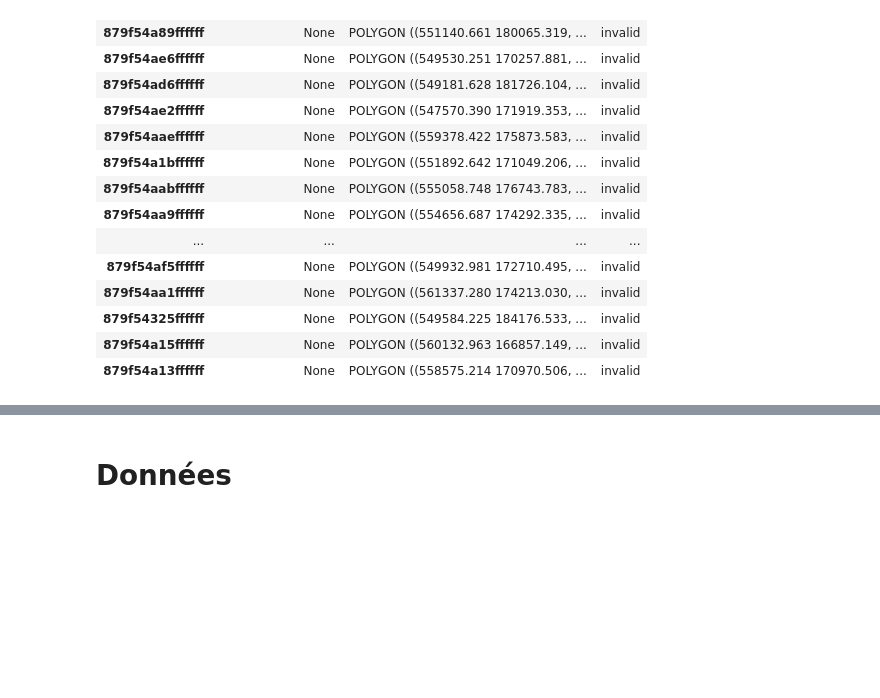
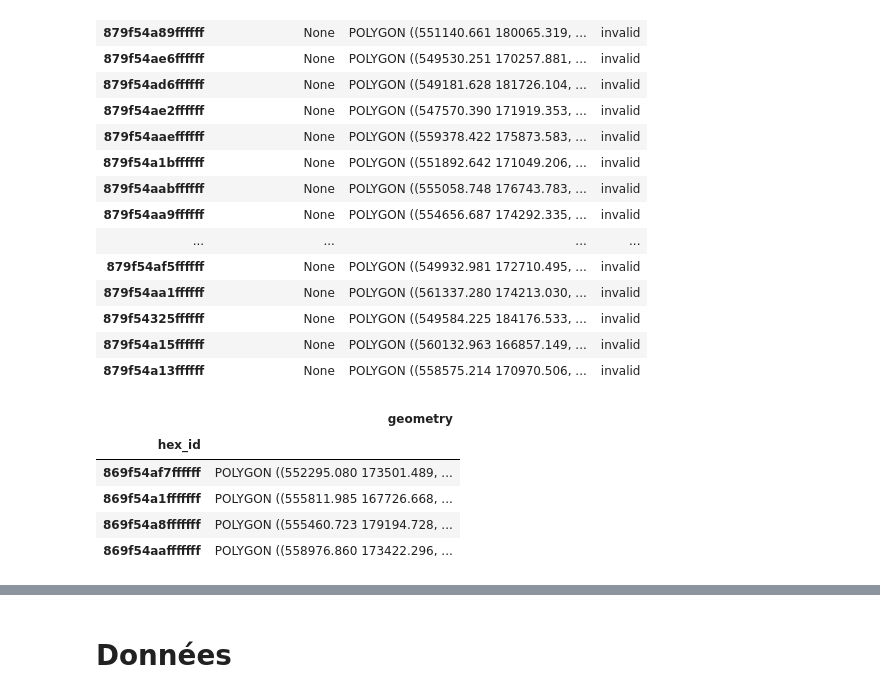
Before and after one commit to yougis/bilbo_H3, a Jupyter notebook: python/integrationDWH_partition_18_07.ipynb, the cells around one changed output, grey strips where cells are left out. Saved outputs shown, nothing was run; the diff lists cells and outputs as text; code cells hidden in the pictures; blank space fills up the shorter version.

```diff
--- a/python/integrationDWH_partition_18_07.ipynb
+++ b/python/integrationDWH_partition_18_07.ipynb
@@ -909,3 +864,12 @@ compact_for_dask_use(h3fy(data_mos2014, 7), data_mos2014, "l_2014_n1", tx=comput
 | 879f54325ffffff | None | POLYGON ((549584.225 184176.533, ... | invalid |
 | 879f54a15ffffff | None | POLYGON ((560132.963 166857.149, ... | invalid |
 | 879f54a13ffffff | None | POLYGON ((558575.214 170970.506, ... | invalid |
+# %%
+h3fy(data_mos2014,6)
+# %% [output]
+|  | geometry |
+| hex_id |  |
+| 869f54af7ffffff | POLYGON ((552295.080 173501.489, ... |
+| 869f54a1fffffff | POLYGON ((555811.985 167726.668, ... |
+| 869f54a8fffffff | POLYGON ((555460.723 179194.728, ... |
+| 869f54aafffffff | POLYGON ((558976.860 173422.296, ... |
```
Also changed, not shown: parts of 26 cells of this notebook, 12 other files.
